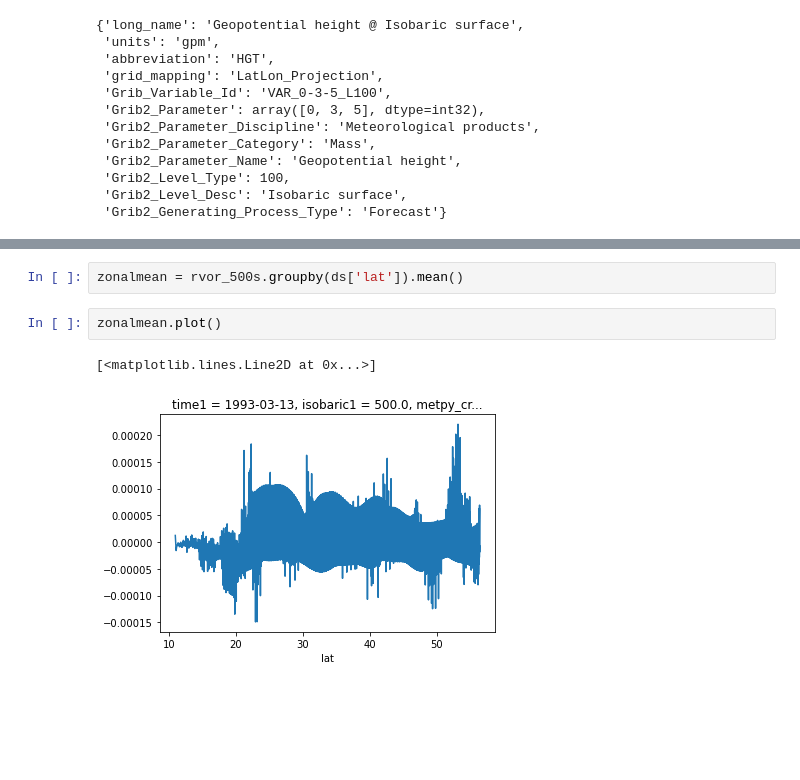
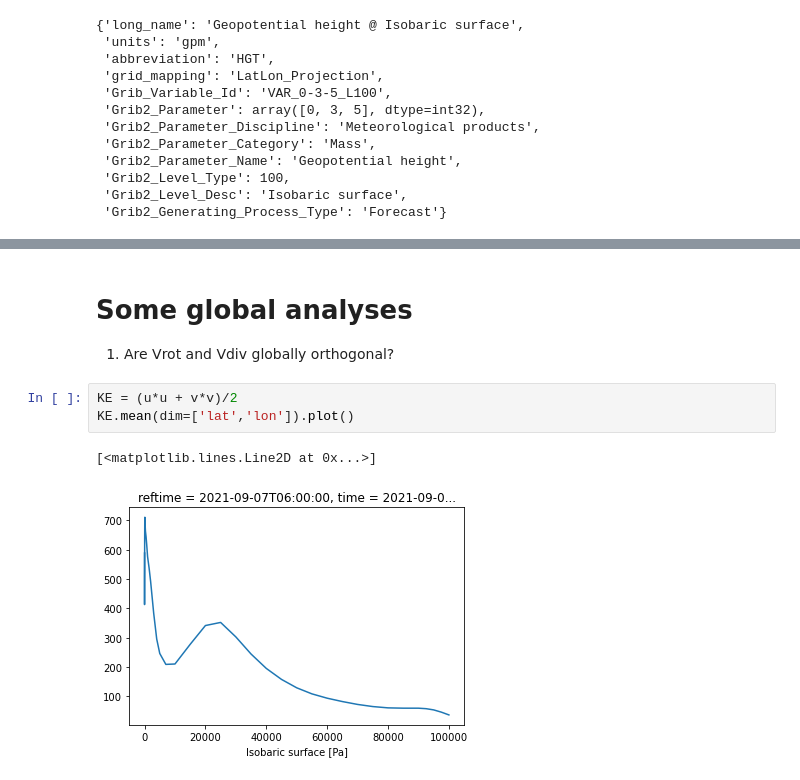
Before and after one commit to ATMOcanes/ATM651, a Jupyter notebook: Files_unsorted/Windspharm_fromGFS.ipynb, the cells around one changed output, grey strips where cells are left out. Cells and saved outputs as stored; diff of their text form; blank space fills up the shorter version.

```diff
--- a/Files_unsorted/Windspharm_fromGFS.ipynb
+++ b/Files_unsorted/Windspharm_fromGFS.ipynb
@@ -416,7 +164,9 @@ plt.show
-# %%
-zonalmean = rvor_500s.groupby(ds['lat']).mean()
-# %%
-zonalmean.plot()
-# %% [output]
-[<matplotlib.lines.Line2D at 0x...>]
-[figure, removed]
+# %% [markdown]
+# Some global analyses
+1. Are Vrot and Vdiv globally orthogonal?
+# %%
+KE = (u*u + v*v)/2
+KE.mean(dim=['lat','lon']).plot()
+# %% [output]
+[<matplotlib.lines.Line2D at 0x...>]
+[figure, added]
```
Also changed, not shown: parts of 26 cells of this notebook, 3 other files.
